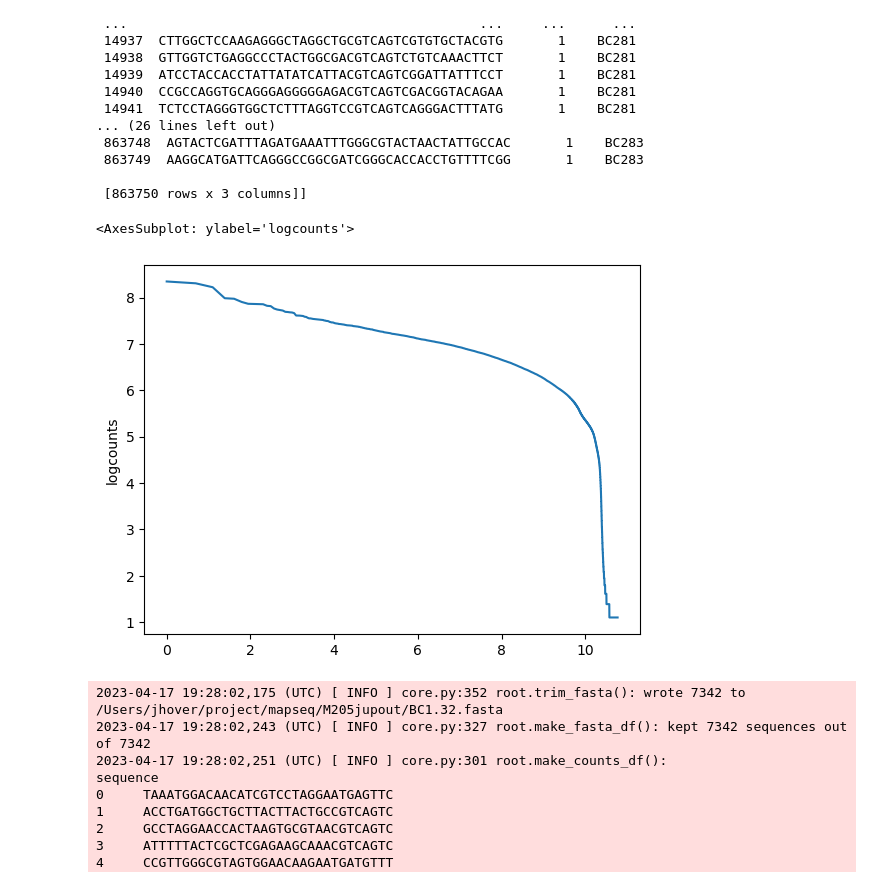
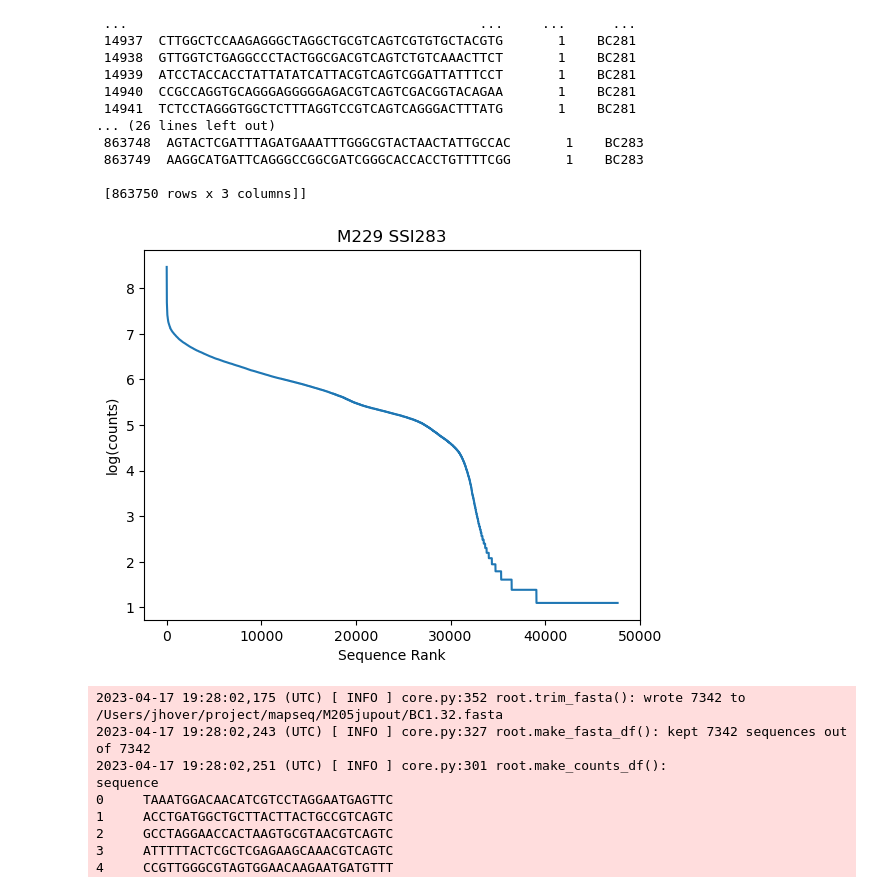
Before and after one commit to ZadorLaboratory/mapseq-processing, a Jupyter notebook: notebooks/MAPseq Analysis.ipynb, the cells around one changed output. Saved outputs shown, nothing was run; the diff lists cells and outputs as text; code cells hidden in the pictures.

```diff
--- a/notebooks/MAPseq Analysis.ipynb
+++ b/notebooks/MAPseq Analysis.ipynb
@@ -174,10 +174,16 @@ outcdf['logcounts'] = np.log(outcdf.counts)
 # %%
 plotdf = outcdf[outcdf.counts > 2]
 #plotdf['logcounts'] = np.log(plotdf.counts)
-sns.lineplot(data=plotdf, x= np.log(plotdf.index), y = 'logcounts')
+#  y axis. log of counts.
+#. x axis.  'sequence rank'
+
+ax = sns.lineplot(data=plotdf, x= plotdf.index, y = 'logcounts')
+ax.set(xlabel='Sequence Rank',
+      ylabel='log(counts)',
+      title = 'M229 SSI283')
+plt.show()
 # %% [output]
-<AxesSubplot: ylabel='logcounts'>
-[figure, old version]
+[figure, new version]
 # %%
 #graph = sns.FacetGrid(alldf, col = 'bc_label', hue='counts', col_wrap = 4, row_order='bc_label')
 #graph.map(sns.lineplot, y="counts")
```
Also changed, not shown: 8 other files.
